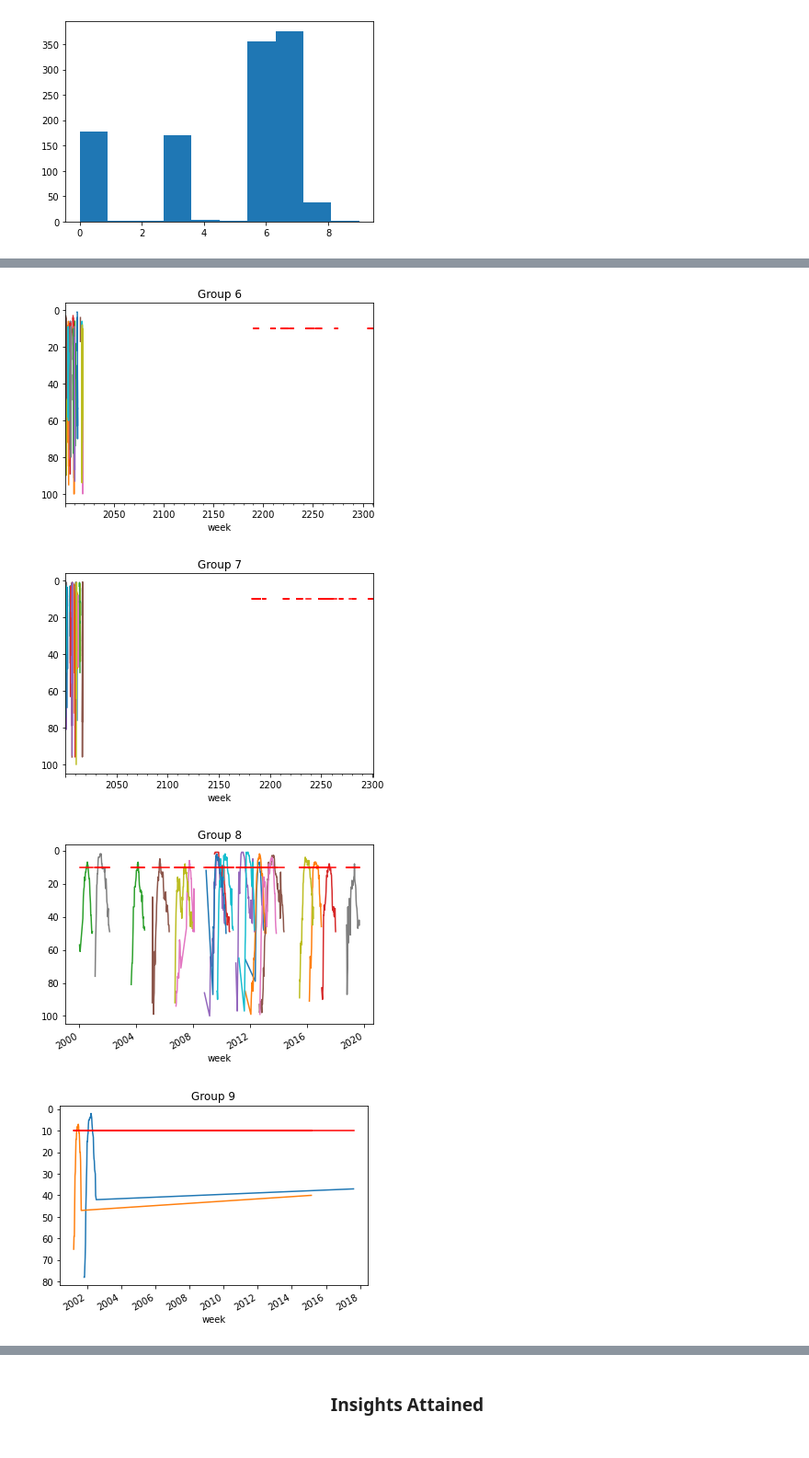
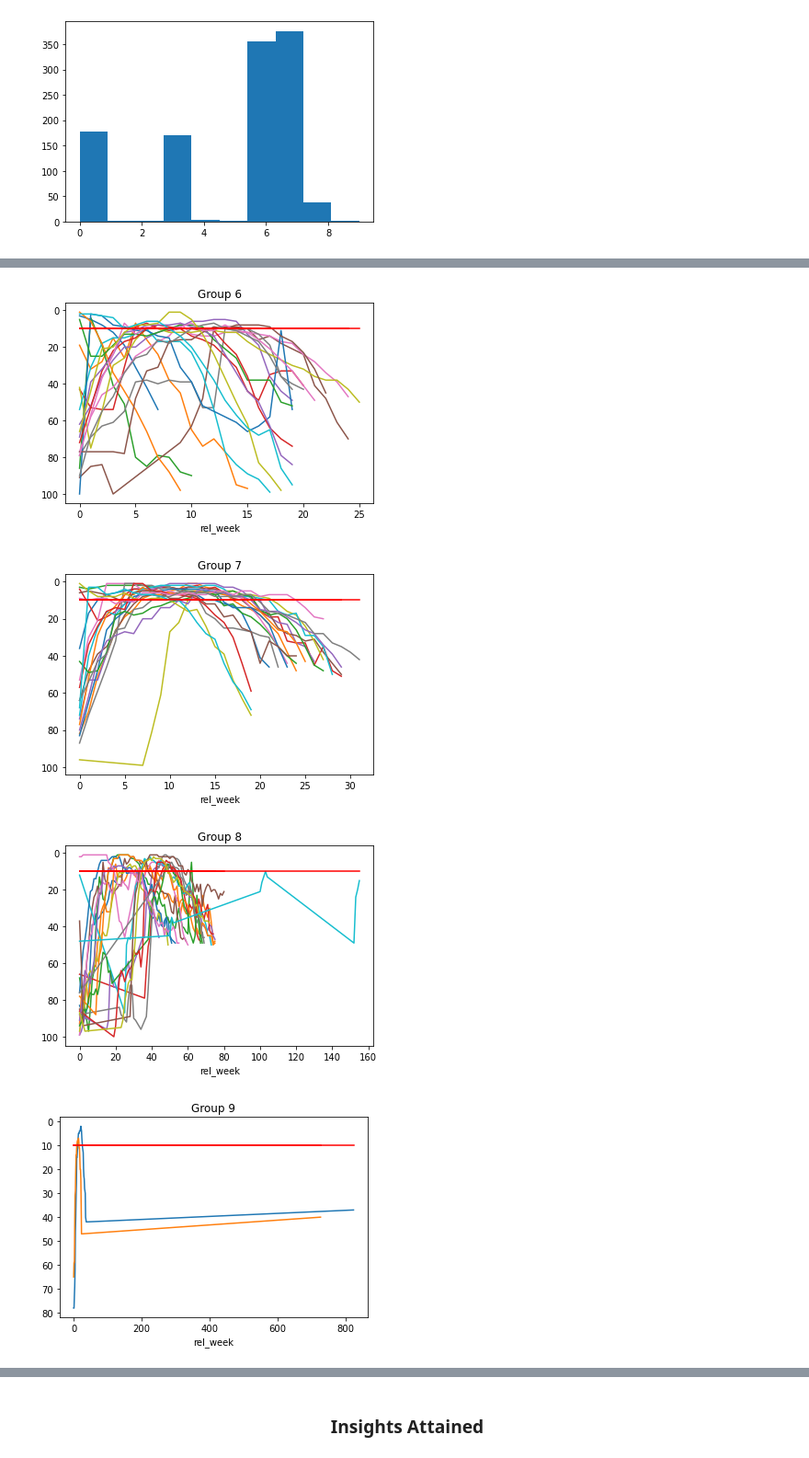
Before and after one commit to tvarano/hit-analyzer, a Jupyter notebook: main.ipynb, the cells around one changed output, grey strips where cells are left out. Shown at 92% size. Drawn from its saved outputs; the diff is of its cells as text; code cells hidden in the pictures.

```diff
--- a/main.ipynb
+++ b/main.ipynb
@@ -115,7 +96,7 @@ df = df.drop(columns=['peak_position'])
 # %%
 ax = plt.gca()
 # for s in df.song.unique():
-s = "Satisfy YouPuff Daddy Featuring R. Kelly"
+s = "All I Want For Christmas Is YouMariah Carey"
 df[df.songid == s].plot(x='week', y='week_position', ax = ax)
 horiz_line_data = np.array([10 for i in range(len(df[df.songid == s]))])
 plt.plot(df[df.songid == s].week, horiz_line_data, 'r')
@@ -239,6 +191,6 @@ for i, r in song_info.iterrows():
 song_info = song_info.astype({"weeks_to_hot": 'float', "weeks_hot": 'float', "tail_weeks": 'float'})
 # %%
 for i, r in df.iterrows():
-    df.at[i, 'rel_week'] = (r.week - song_info.loc[r.songid].start_week).days / 7
+    df.at[i, 'rel_week'] = (r.week - song_info.loc[r.songid, 'start_week']).days / 7
 # %%
 # a couple graphs to make pretty and look at
@@ -284,2 +233,4 @@ for s in df.songid.unique():
     # instance
     song_info.at[s, 'instance'] = max(song_inst.instance)
+# %%
+df.insert(loc=len(df.columns), column='jump', value=[r.week_position - r.prev_week_position for _, r in df.iterrows()])
@@ -400,15 +369,16 @@ from random import sample
 frames = {}
 poop = [8,1,4,7]
 for c in sorted(cluster):
-    temp = song_info[train.group == c].index.values
+    temp = song_info[song_info.group == c].index.values
     if len(temp) > 20:
         temp = sample(temp.tolist(),20)
     ax = plt.gca()
+    df = df.sort_values(by='week')
     for s in temp:
     # for s in df.song.unique():
-        df[df.songid == s].plot(x='week', y='week_position', ax = ax)
+        df[df.songid == s].plot(x='rel_week', y='week_position', ax = ax)
         horiz_line_data = np.array([10 for i in range(len(df[df.songid == s]))])
-        plt.plot(df[df.songid == s].week, horiz_line_data, 'r')
+        plt.plot(df[df.songid == s].rel_week, horiz_line_data, 'r')
     plt.gca().invert_yaxis()
     ax.get_legend().remove()
     plt.title("Group " + str(c))
@@ -423,4 +393,4 @@ for c in sorted(cluster):
-[figure, old version]
+[figure, new version]
-[figure, old version]
+[figure, new version]
-[figure, old version]
+[figure, new version]
-[figure, old version]
+[figure, new version]
```
Also changed, not shown: parts of 20 cells of this notebook.
